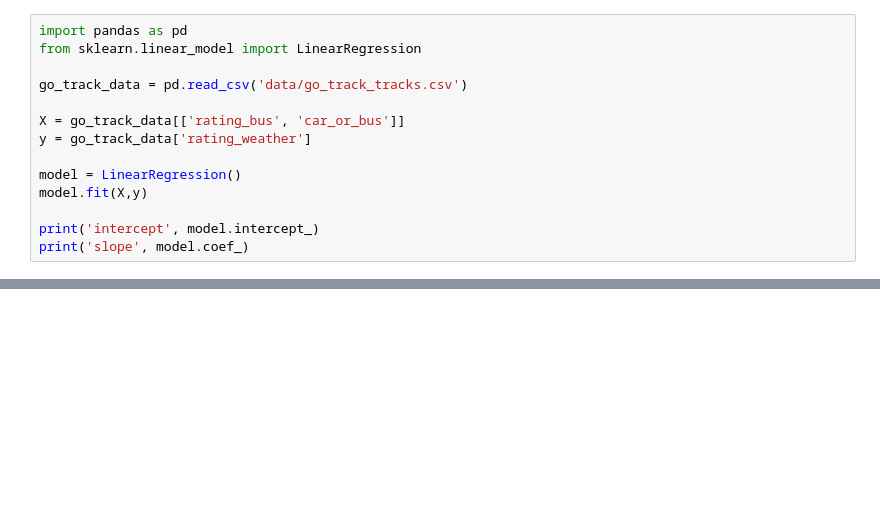
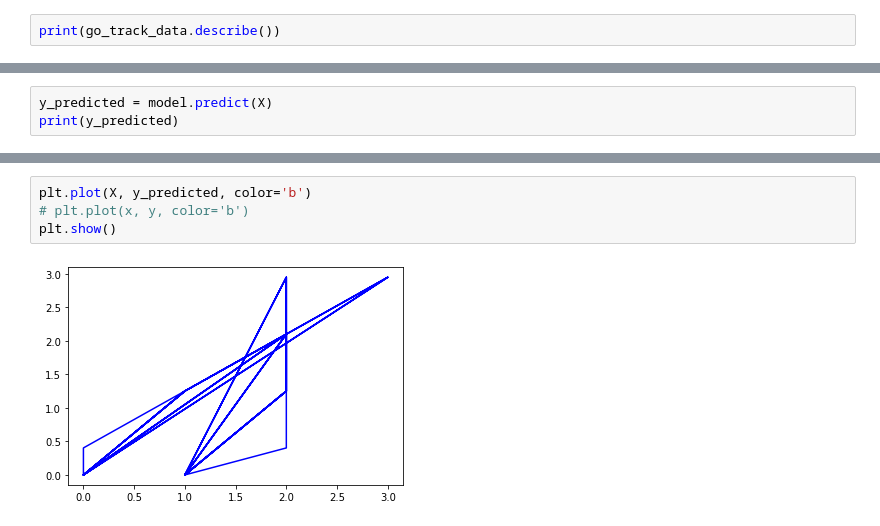
Before and after one commit to thiagosteps227/DataScienceProject, a Jupyter notebook: Regression/RegressionGPS.ipynb, the cells around one changed output, grey strips where cells are left out. Cells and saved outputs as stored; diff of their text form; blank space fills up the shorter version.

Commit message:
started regression

```diff
--- a/Regression/RegressionGPS.ipynb
+++ b/Regression/RegressionGPS.ipynb
@@ -31,15 +31,3 @@ car_or_bus        0.603035        0.657256    1.000000
 # %%
-import pandas as pd
-from sklearn.linear_model import LinearRegression
-
-go_track_data = pd.read_csv('data/go_track_tracks.csv')
-
-X = go_track_data[['rating_bus', 'car_or_bus']]
-y = go_track_data['rating_weather']
-
-model = LinearRegression()
-model.fit(X,y)
-
-print('intercept', model.intercept_)
-print('slope', model.coef_)
+print(go_track_data.describe())
 # %% [output]
@@ -62,0 +86,3 @@ ValueError: x and y must be the same size
+# %%
+y_predicted = model.predict(X)
+print(y_predicted)
@@ -62,0 +139,6 @@ ValueError: x and y must be the same size
+# %%
+plt.plot(X, y_predicted, color='b')
+# plt.plot(x, y, color='b')
+plt.show()
+# %% [output]
+[figure, added]
```
Also changed, not shown: parts of 9 cells of this notebook.
